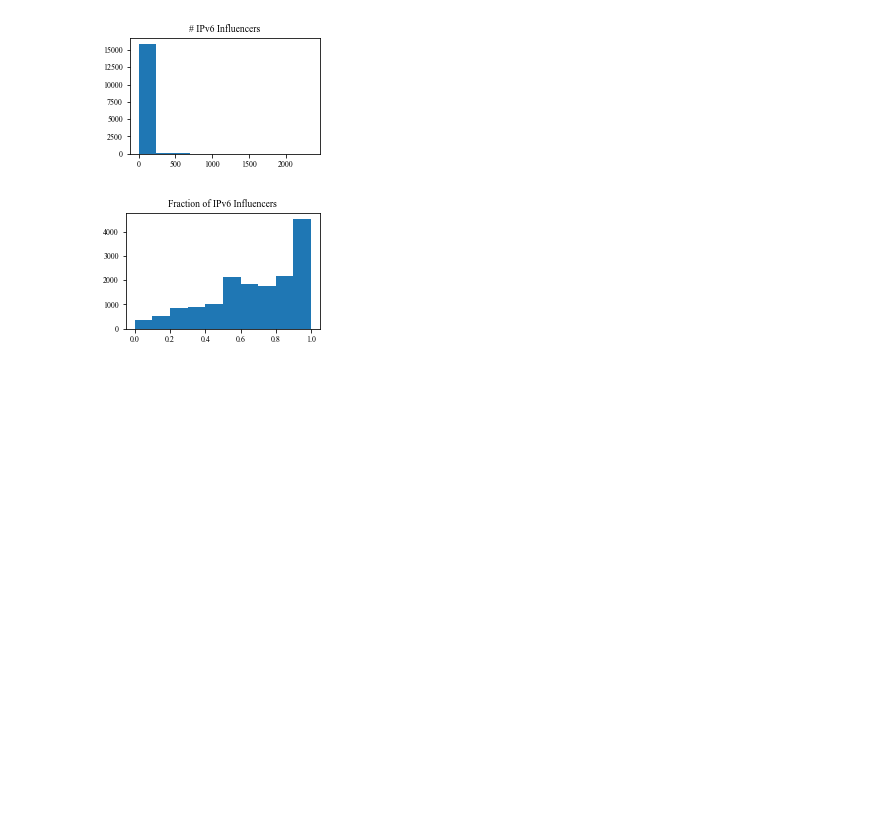
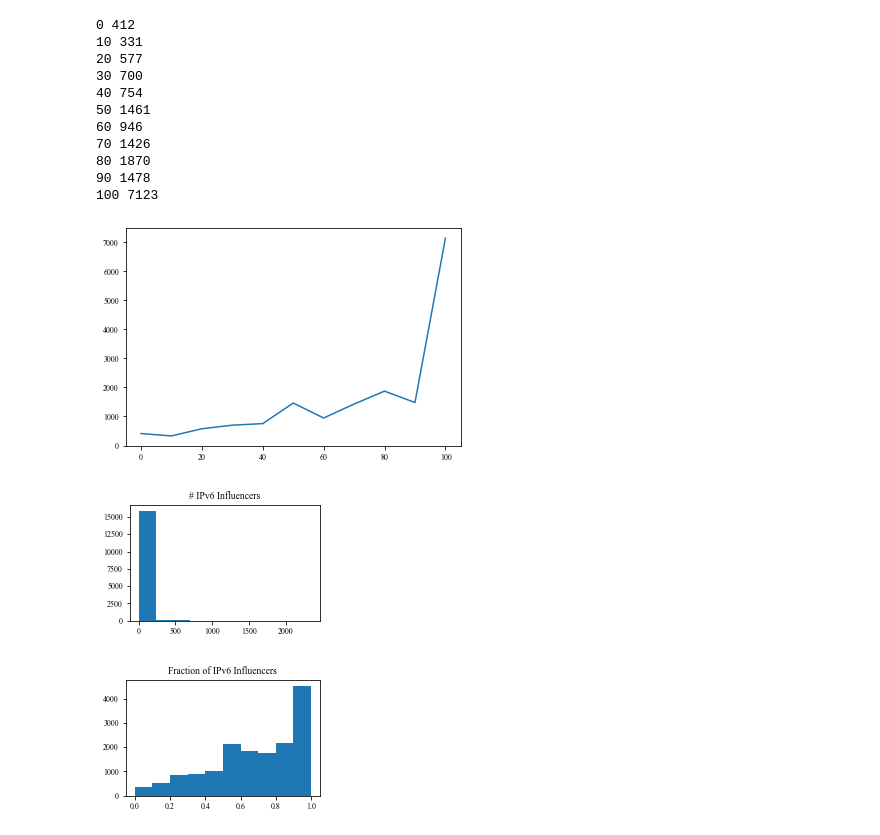
Before and after one commit to leslierice1/15744_project_ipv6_cascades, a Jupyter notebook: cascade-experiments.ipynb, the cells around one changed output. Drawn from its saved outputs; the diff is of its cells as text; code cells hidden in the pictures; blank space fills up the shorter version.

```diff
--- a/cascade-experiments.ipynb
+++ b/cascade-experiments.ipynb
@@ -262,3 +57,33 @@ def calculate_frac_ipv6_influencers(node):
+# %%
+n_ipv6_neighbors = defaultdict(list)
+p_ipv6_neighbors = defaultdict(list)
+for node in ipv6_graph.ipv6_nodes:
+    n = ipv6_graph.G.nodes[node]
+    n_ipv6_neighbors[n['ipv6_neighbors']].append(node)
+    p_ipv6_neighbors[int(round(n['ipv6_neighbors'] / float(n['num_neighbors']), 1) * 100.)].append(node)
+# %%
+x = []
+y = []
+for k in sorted(p_ipv6_neighbors):
+    x.append(k)
+    y.append(len(p_ipv6_neighbors[k]))
+plt.plot(x, y)
+
+for x_, y_ in zip(x, y):
+    print(x_, y_)
+# %% [output]
+0 412
+10 331
+20 577
+30 700
+40 754
+50 1461
+60 946
+70 1426
+80 1870
+90 1478
+100 7123
+[figure, added]
 # %%
 def plot_histogram(l, fname, title, bins):
     fig, axs = plt.subplots(1, 1, figsize=(3.25, 2.25))
```
Also changed, not shown: parts of 9 cells of this notebook, 4 other files.
